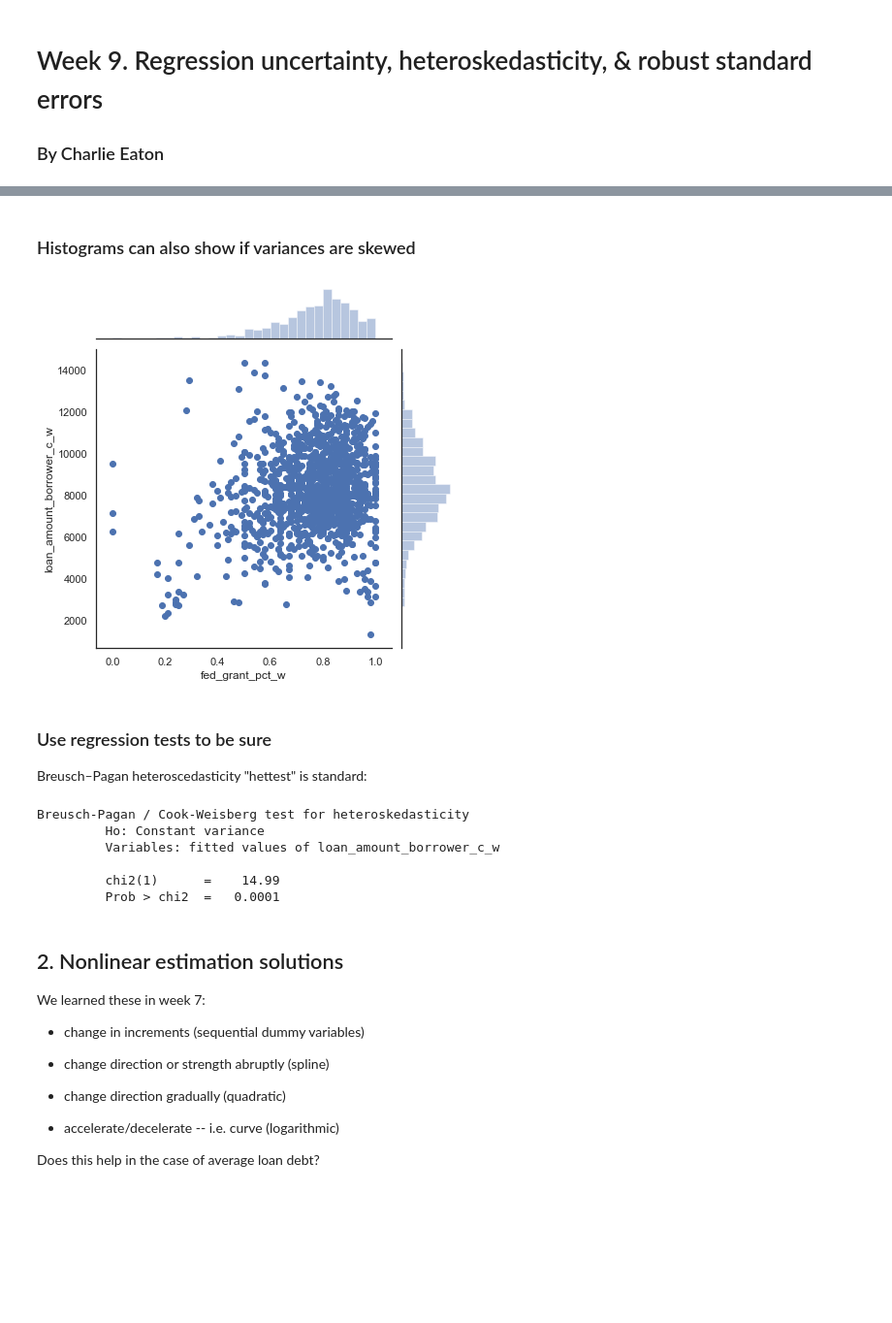
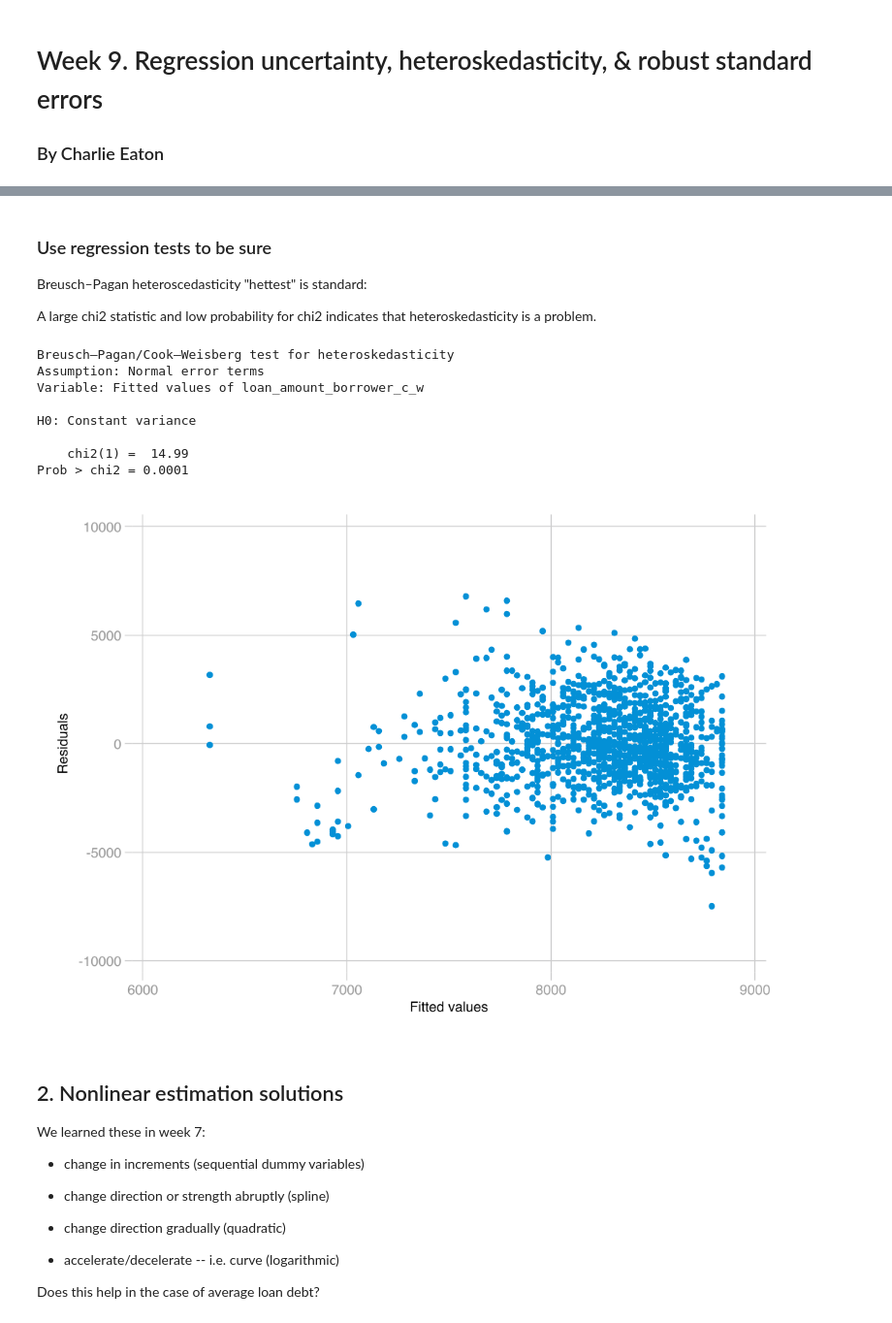
Before and after one commit to charlieeatonphd/Graduate-Statistics-and-Data-Science-for-Sociology, a Jupyter notebook: week9/w9lesson_OLSuncertainty.ipynb, the cells around one changed output, grey strips where cells are left out. Shown: that part at 97% size. Cells and saved outputs as stored; diff of their text form; code cells hidden in the pictures; blank space fills up the shorter version.

```diff
--- a/week9/w9lesson_OLSuncertainty.ipynb
+++ b/week9/w9lesson_OLSuncertainty.ipynb
@@ -38,27 +46,23 @@ This front-end cannot display the desired image type.
-# %% [markdown]
-### Histograms can also show if variances are skewed
-# %%
-cd .. /week9
-import numpy as np, pandas as pd; np.random.seed(0)
-import seaborn as sns; sns.set(style="white", color_codes=True)
-dfforprofit = pd.read_stata('forprofits20200317.dta')
-g = sns.jointplot(x="fed_grant_pct_w", y="loan_amount_borrower_c_w", data=dfforprofit)
-# %% [output]
-[figure, removed]
 # %% [markdown]
 ### Use regression tests to be sure
 
 Breusch–Pagan heteroscedasticity "hettest" is standard:
+
+A large chi2 statistic and low probability for chi2 indicates that heteroskedasticity is a problem.
 # %%
 quietly regress loan_amount_borrower_c_w fed_grant_pct_w
 estat hettest
+rvfplot, scheme(538w)
 # %% [output]
-Breusch-Pagan / Cook-Weisberg test for heteroskedasticity
-         Ho: Constant variance
-         Variables: fitted values of loan_amount_borrower_c_w
+Breusch–Pagan/Cook–Weisberg test for heteroskedasticity
+Assumption: Normal error terms
+Variable: Fitted values of loan_amount_borrower_c_w
 
-         chi2(1)      =    14.99
-         Prob > chi2  =   0.0001
+H0: Constant variance
+
+    chi2(1) =  14.99
+Prob > chi2 = 0.0001
+[figure, added]
 # %% [markdown]
 ## 2. Nonlinear estimation solutions
 
```
Also changed, not shown: parts of 21 cells of this notebook.
